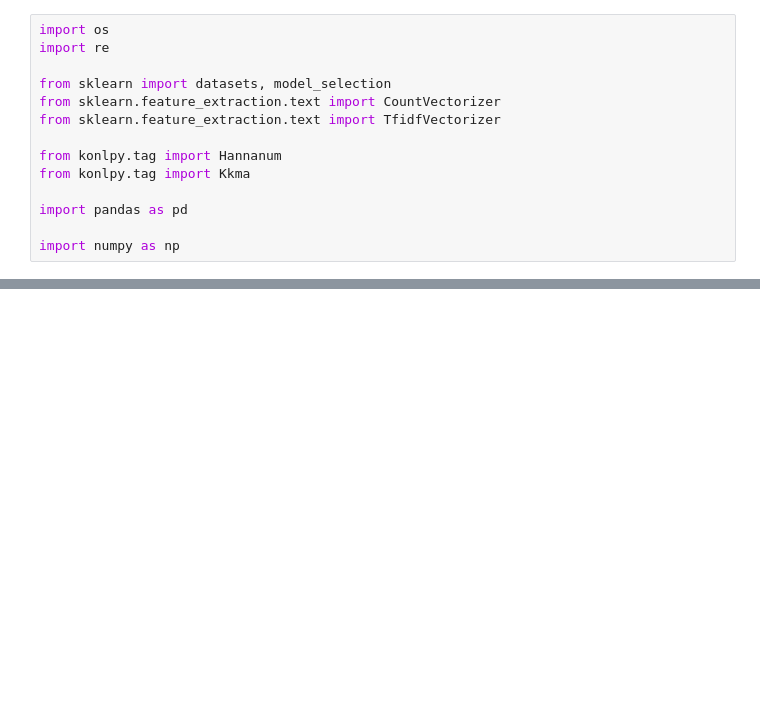
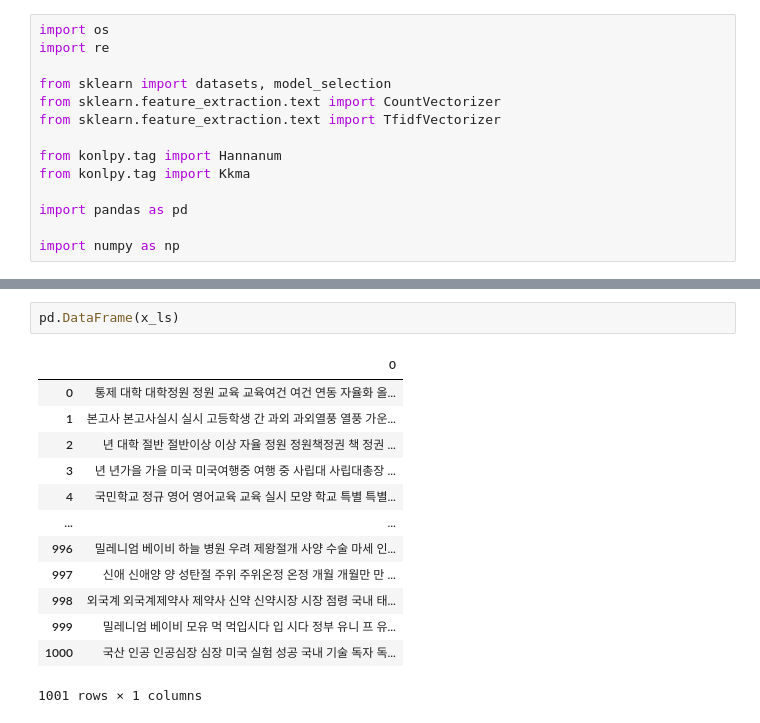
Before and after one commit to Seungki-Jeong/Deep-Learning, a Jupyter notebook: 6.Pytorch/1.신경망/뉴스기사분류.ipynb, the cells around one changed output, grey strips where cells are left out. Drawn from its saved outputs; the diff is of its cells as text; blank space fills up the shorter version.

```diff
--- a/6.Pytorch/1.신경망/뉴스기사분류.ipynb
+++ b/6.Pytorch/1.신경망/뉴스기사분류.ipynb
@@ -44,0 +146,16 @@ NameError: name '데이터가' is not defined
+# %%
+pd.DataFrame(x_ls)
+# %% [output]
+|  | 0 |
+| 0 | 통제 대학 대학정원 정원 교육 교육여건 여건 연동 자율화 올... |
+| 1 | 본고사 본고사실시 실시 고등학생 간 과외 과외열풍 열풍 가운... |
+| 2 | 년 대학 절반 절반이상 이상 자율 정원 정원책정권 책 정권 ... |
+| 3 | 년 년가을 가을 미국 미국여행중 여행 중 사립대 사립대총장 ... |
+| 4 | 국민학교 정규 영어 영어교육 교육 실시 모양 학교 특별 특별... |
+| ... | ... |
+| 996 | 밀레니엄 베이비 하늘 병원 우려 제왕절개 사양 수술 마세 인... |
+| 997 | 신애 신애양 양 성탄절 주위 주위온정 온정 개월 개월만 만 ... |
+| 998 | 외국계 외국계제약사 제약사 신약 신약시장 시장 점령 국내 태... |
+| 999 | 밀레니엄 베이비 모유 먹 먹입시다 입 시다 정부 유니 프 유... |
+| 1000 | 국산 인공 인공심장 심장 미국 실험 성공 국내 기술 독자 독... |
+1001 rows × 1 columns
```
Also changed, not shown: parts of 18 cells of this notebook, 4 other files.
